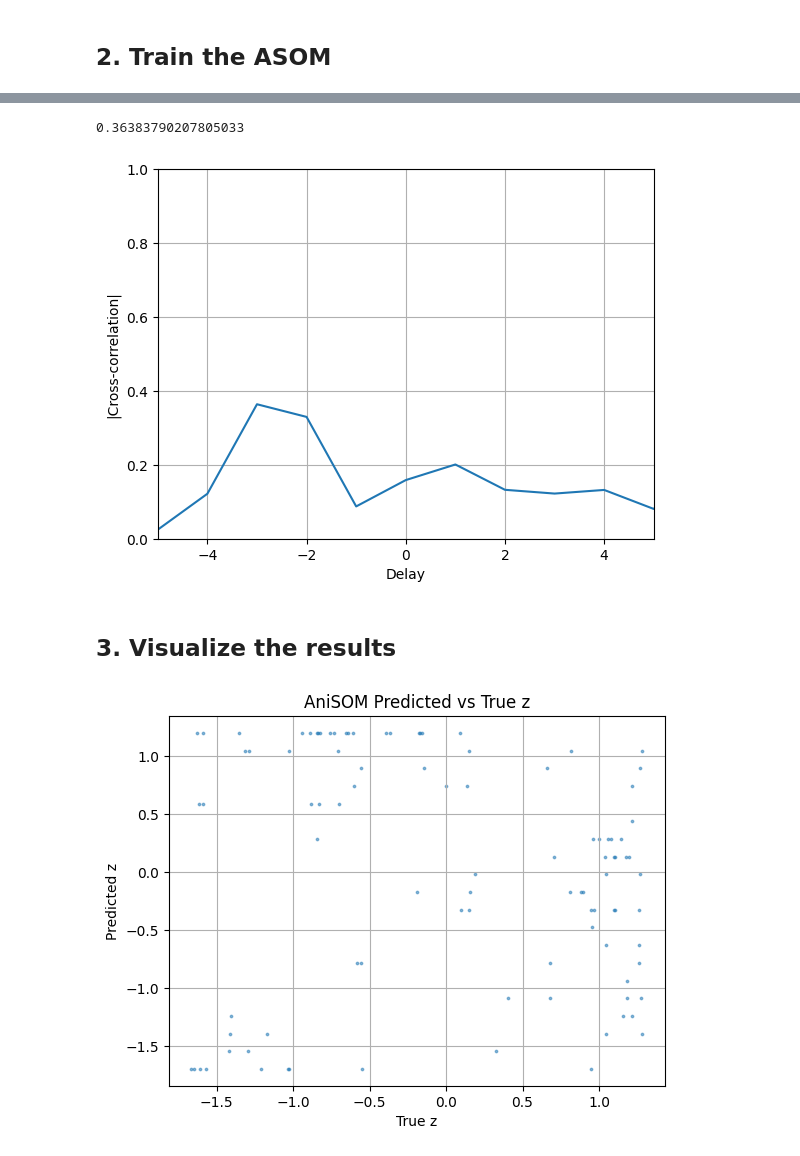
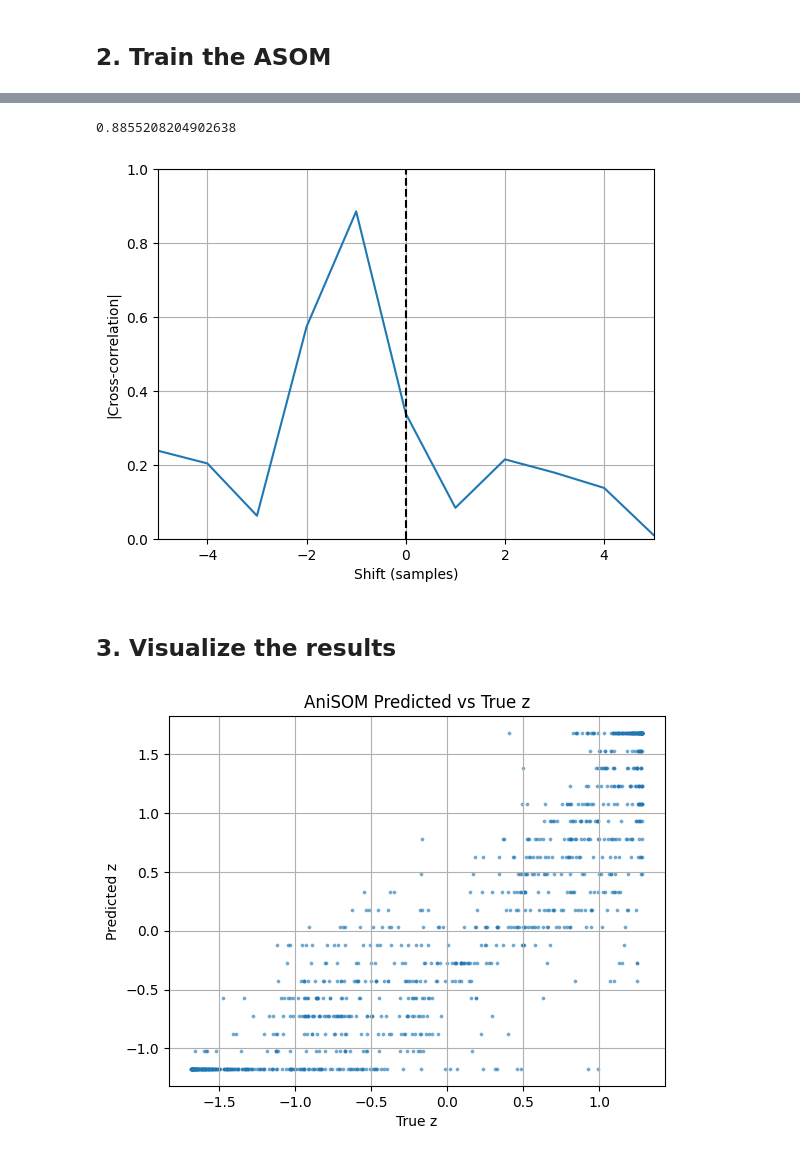
Before and after one commit to tncslab/aniSOM, a Jupyter notebook: examples/anisom_logmap_example.ipynb, the cells around one changed output, grey strips where cells are left out. Cells and saved outputs as stored; diff of their text form; code cells hidden in the pictures.

```diff
--- a/examples/anisom_logmap_example.ipynb
+++ b/examples/anisom_logmap_example.ipynb
@@ -33,7 +36,7 @@ logmapgen_params = dict(N=1,  # number of realizations
 
 dataset, params = gen_logmapdata(logmapgen_params)
 
-n_train = 100  # number of training samples
+n_train = 1_000  # number of training samples
 n_valid = 500  # number of validation samples
 n_test = 500  # number of test samples
 x, y, z = dataset[0][:n_train, 1], dataset[0][:n_train, 2], dataset[0][:n_train, 0]
@@ -128,7 +131,7 @@ anisom_params = dict(
         )
 
 fit_params = dict(
-        epochs=200,
+        epochs=20,
         disable_tqdm=False
         )
 
@@ -170,26 +173,31 @@ plt.plot((np.array(model.score_history[5:]) - np.array(model.validation_score_hi
 # %%
 
 z_pred = scale(z_pred, axis=0)  # scale the predicted latent space
 z = scale(z, axis=0)  # scale the original latent space
 
 np.corrcoef(z_pred[:, 1], z[:-2])[0, 1]  # correlation between the second component of the latent space and the second time series
 
 ccr = np.correlate(scale(z_pred[:, 1]), scale(z[:-2]), mode='full') / len(z_pred[:, 1])
 # get the delay for the crosscorrelation
 delay = np.arange(-len(z_pred) + 1, len(z_pred))
 plt.figure()
+
 plt.plot(delay, (ccr**2)**0.5, label='Cross-correlation')
-plt.xlabel('Delay')
+
+plt.axvline(0, color='k', linestyle='--', label='Zero shift')
+
+
+plt.xlabel('Shift (samples)')
 plt.ylabel('|Cross-correlation|')
 
 plt.xlim(-5, 5)
 plt.ylim([0., 1])
 plt.grid()
 
 print(np.max(np.abs(ccr)))
 # %% [output]
-0.36383790207805033
+0.8855208204902638
-[figure, old version]
+[figure, new version]
 # %% [markdown]
 ## 3. Visualize the results
 # %%
@@ -202,4 +210,4 @@ plt.xlabel('True z')
 plt.title('AniSOM Predicted vs True z')
 plt.grid()
 # %% [output]
-[figure, old version]
+[figure, new version]
```
Also changed, not shown: parts of 4 cells of this notebook.
